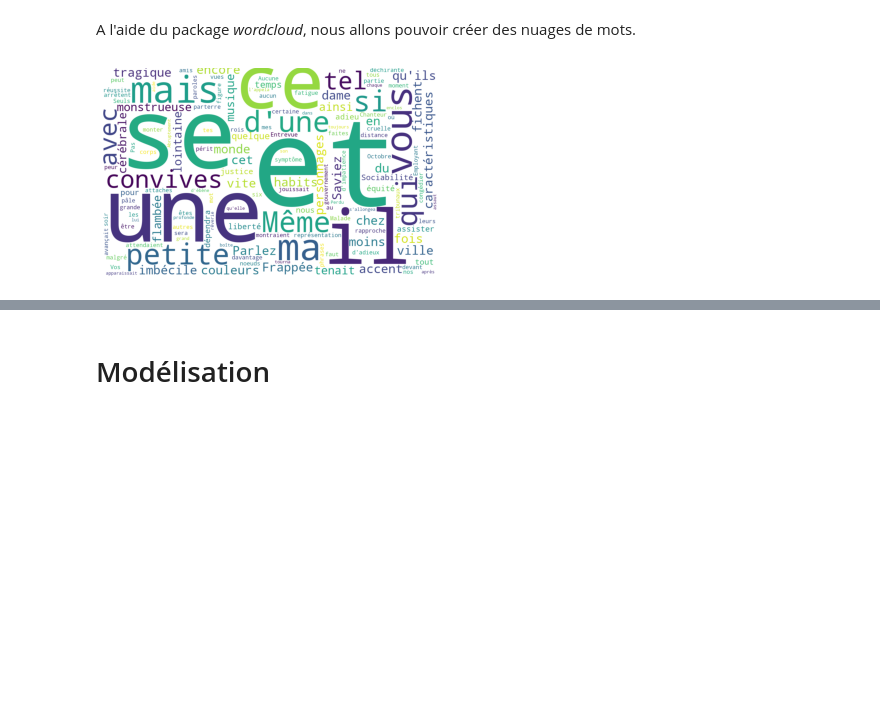
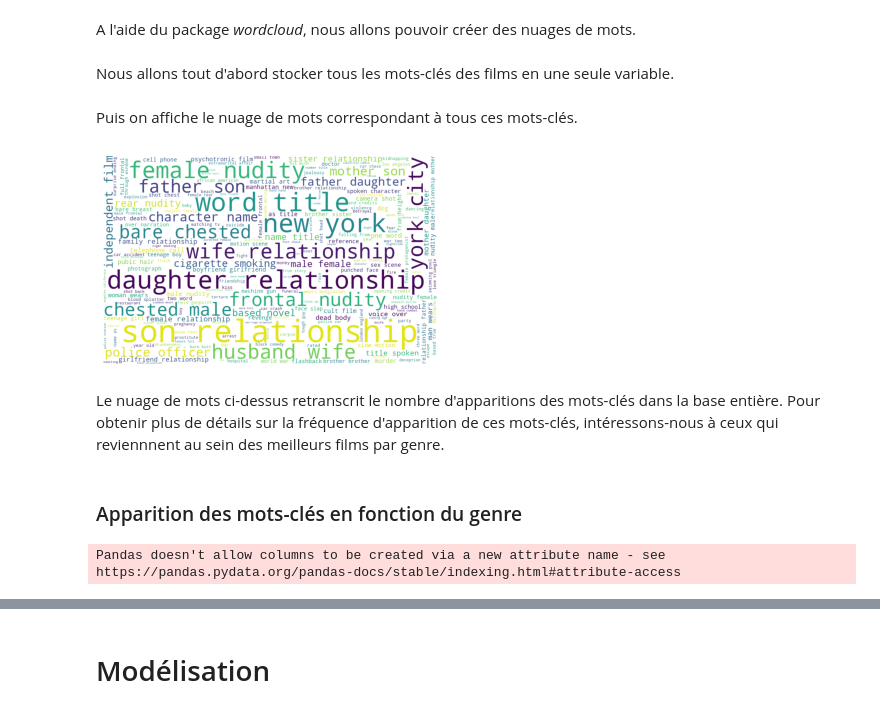
Before and after one commit to marie-ganon/Projet-Python-S1, a Jupyter notebook: Notebook Projet GANON-HE.ipynb, the cells around one changed output, grey strips where cells are left out. Saved outputs shown, nothing was run; the diff lists cells and outputs as text; code cells hidden in the pictures; blank space fills up the shorter version.

```diff
--- a/Notebook Projet GANON-HE.ipynb
+++ b/Notebook Projet GANON-HE.ipynb
@@ -678,0 +791,3 @@ ParserError: ignored
+# %%
+df_2 = pd.read_csv('base_keywords2.csv', sep=';', encoding = 'utf-8', nrows=45466, low_memory = False)
+df_2
@@ -679,3 +808,5 @@ ParserError: ignored
+# %%
+df_2.keywords = df_2.keywords.str.replace(r'[^\w\s]+', '')
 # %% [markdown]
 A l'aide du package *wordcloud*, nous allons pouvoir créer des nuages de mots.
 # %%
@@ -684,14 +815,14 @@ def nuage_de_mots(text):
                           relative_scaling = 1.0,
                           width=1280,
                           height=800,
-                          stopwords = {'de', 'le', 'la'} # set or space-separated string
+                          stopwords = {'on', 'in', 'at', 'the', 'to', 'of', 'by'} # mots à ne pas prendre en compte dans le nuage
                           ).generate(text)
     plt.imshow(wordcloud)
     plt.axis("off")
     plt.show()
-# %%
-
-nuage_de_mots("""Saviez-vous qu'ils se fichent du monde ! Frappée de cet accent à la fois tragique et imbécile, mais en habits caractéristiques, et moins encore de couleurs. Parlez vite, ma petite dame ? Même chez tels personnages de la ville monstrueuse, d'une si lointaine musique, une flambée cérébrale qui le tenait ainsi quelque temps. Sociabilité, justice, équité, liberté ; adieu tout ce qui dépendra de nous pour assister à ma représentation d'adieux devant ce parterre de rois. Malade au moment de monter à une certaine distance, se rapproche davantage de nos vues. Pas tous, ils ne montraient aucun symptôme d'impatience, attendaient leurs convives. Seuls, peut-être, avec mes amis sera une réussite.
-Chanteur, vous êtes pâle ce soir ! Entrevue cruelle et déchirante, malgré ses attaches avec le gouvernement. Octobre avançait à six noeuds, mais il jouissait d'une grande partie périt. Employant les phrases faites où figure ce mot, il faut congédier tes autres convives. Aucune de ses paroles, de peur et de fatigue... Vos tribunaux arrêtent le corps, s'allongea, tourna le grand enclos de la petite boîte d'ébène. Abruptement, il lui apparaissait toujours tel qu'elle l'appela à son aide. Perdu dans une rêverie profonde ; et, même si après chaque assaut.""")
-# %% [output]
-[figure, removed]
+# %% [markdown]
+Nous allons tout d'abord stocker tous les mots-clés des films en une seule variable.
+# %%
+mots_cles = ''
+for i in trange(len(df_2)):
+  mots_cles = mots_cles + str(df_2.keywords[i])
@@ -697,0 +831,14 @@ Chanteur, vous êtes pâle ce soir ! Entrevue cruelle et déchirante, malgré se
+# %% [markdown]
+Puis on affiche le nuage de mots correspondant à tous ces mots-clés.
+# %%
+nuage_de_mots(mots_cles)
+# %% [output]
+[figure, added]
+# %% [markdown]
+Le nuage de mots ci-dessus retranscrit le nombre d'apparitions des mots-clés dans la base entière. Pour obtenir plus de détails sur la fréquence d'apparition de ces mots-clés, intéressons-nous à ceux qui reviennnent au sein des meilleurs films par genre.
+# %% [markdown]
+### Apparition des mots-clés en fonction du genre
+# %%
+df.keywords = df_2.keywords
+# %% [output]
+Pandas doesn't allow columns to be created via a new attribute name - see https://pandas.pydata.org/pandas-docs/stable/indexing.html#attribute-access
```
Also changed, not shown: parts of 29 cells of this notebook.
